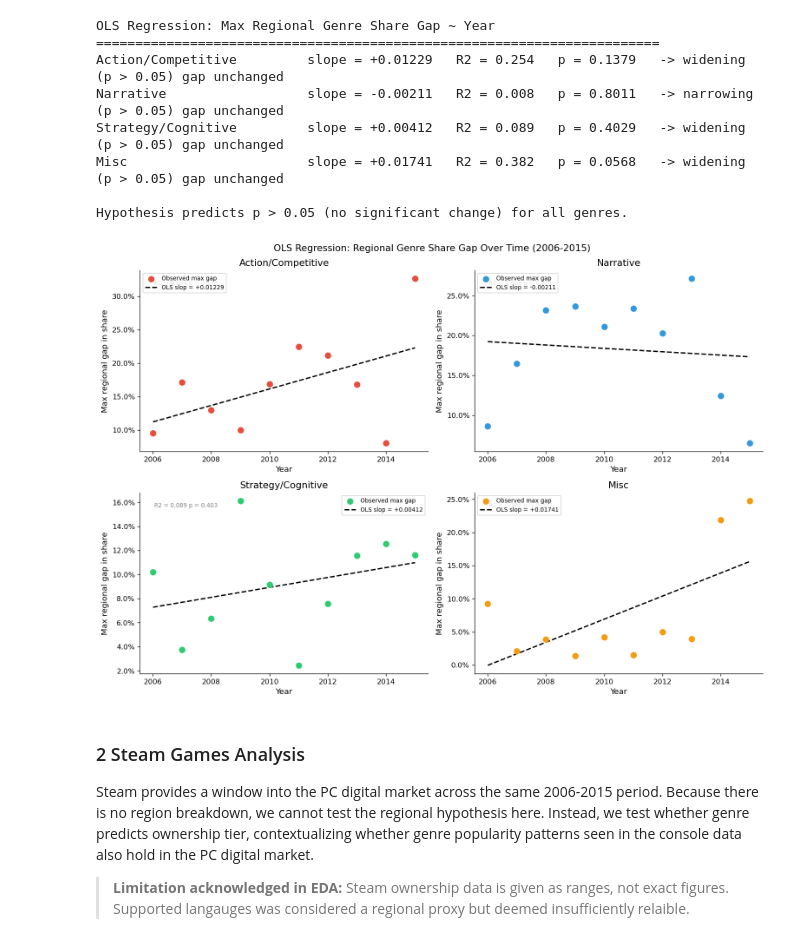
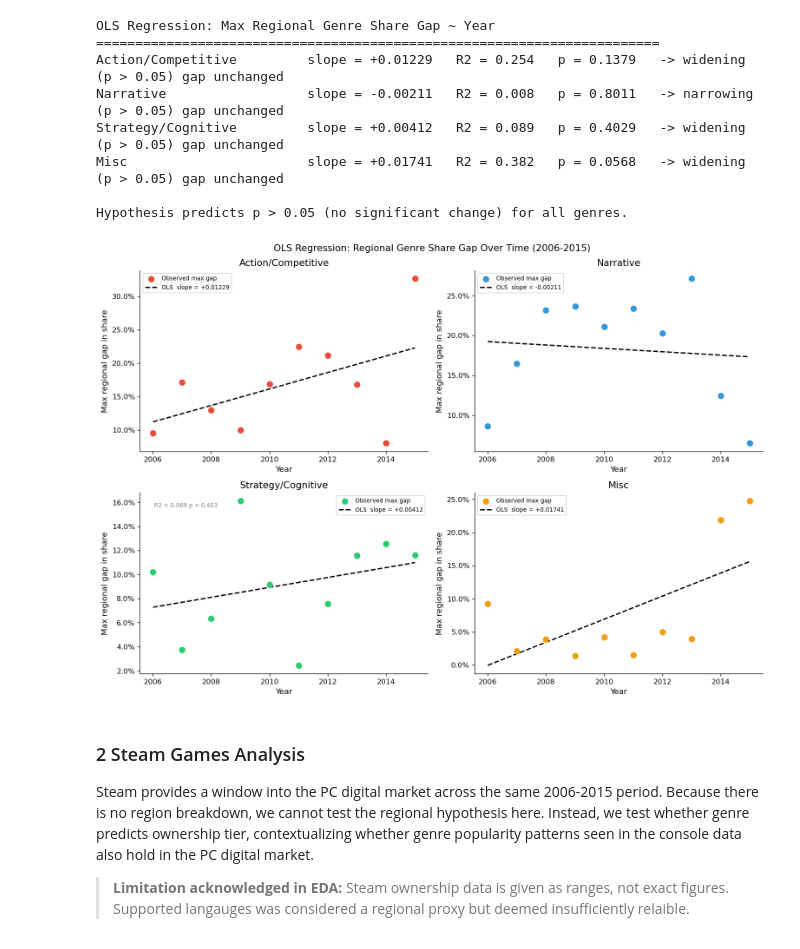
Before and after one commit to COGS108/Group015_WI26, a Jupyter notebook: 03-FinalProject.ipynb, the cells around one changed output. Saved outputs shown, nothing was run; the diff lists cells and outputs as text; code cells hidden in the pictures.

```diff
--- a/03-FinalProject.ipynb
+++ b/03-FinalProject.ipynb
@@ -1380,21 +1380,22 @@ Hypothesis predicts p > 0.05 (no significant change) for all genres.
 # %%
 fig, axes = plt.subplots(2, 2, figsize=(13, 9))
 for ax, (genre, res), color in zip(axes.flatten(), ols_results.items(), GENRE_COLORS):
     x, y = res['x'], res['y']
     ax.scatter(x, y, color=color, s=60, zorder=3, label='Observed max gap')
-    ax.plot(x, res['slope']*x + res['intercept'], color='black', linewidth=1.8, linestyle='--', label=f'OLS slop = {res["slope"]:+.5f}')
+    ax.plot(x, res['slope']*x + res['intercept'], color='black', linewidth=1.8,
+            linestyle='--', label=f'OLS  slope = {res["slope"]:+.5f}')
     ax.set_title(genre)
     ax.set_xlabel('Year')
     ax.set_ylabel('Max regional gap in share')
     ax.yaxis.set_major_formatter(mticker.PercentFormatter(xmax=1))
     ax.legend(fontsize=8)
     ax.text(0.05, 0.92, f'R2 = {res["r2"]:.3f} p = {res["p"]:.3f}', transform=ax.transAxes, fontsize=8, color='grey')
 
 plt.suptitle('OLS Regression: Regional Genre Share Gap Over Time (2006-2015)', fontsize=13)
 plt.tight_layout()
 plt.show()
 # %% [output]
-[figure, old version]
+[figure, new version]
 # %% [markdown]
 ### 2 Steam Games Analysis
 
```
Also changed, not shown: parts of 12 cells of this notebook.
